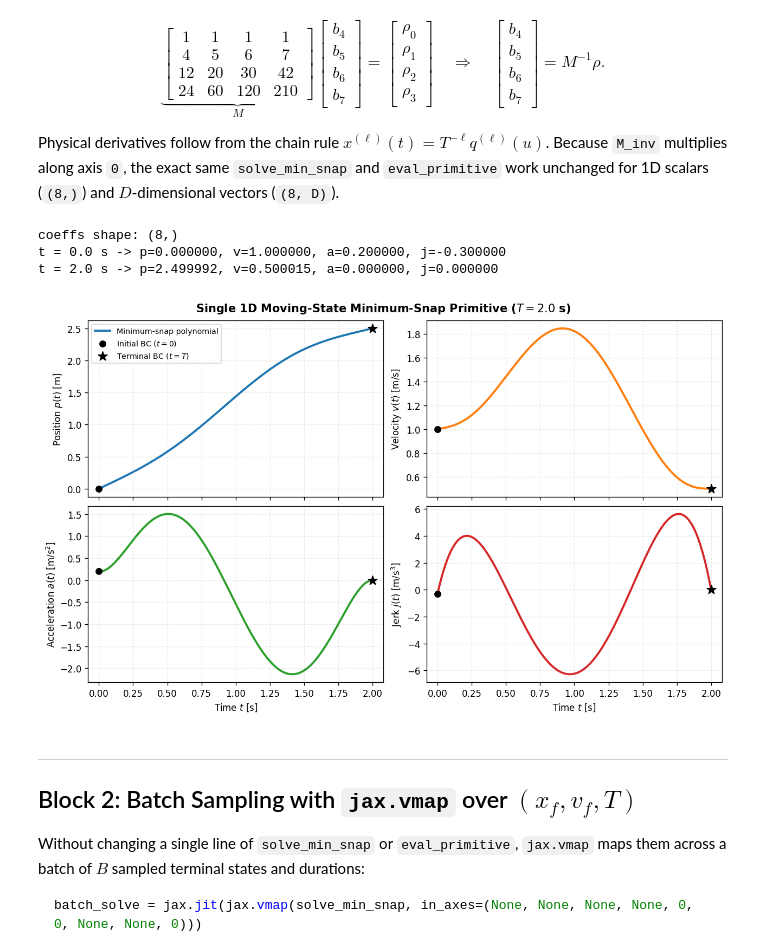
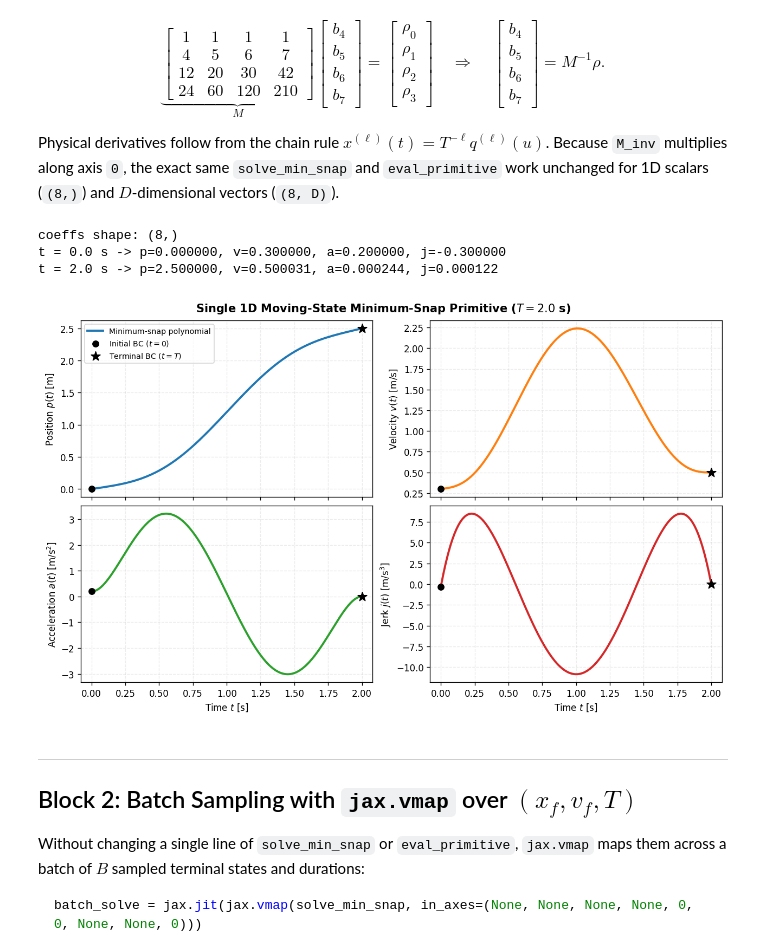
Before and after one commit to arunkumar-singh/drone_course_repo, a Jupyter notebook: tutorials/quadrotor_min_snap_primitives_jax_colab.ipynb, the cells around one changed output. Drawn from its saved outputs; the diff is of its cells as text; code cells hidden in the pictures.

```diff
--- a/tutorials/quadrotor_min_snap_primitives_jax_colab.ipynb
+++ b/tutorials/quadrotor_min_snap_primitives_jax_colab.ipynb
@@ -123,7 +123,7 @@ def eval_primitive(coeffs, T, u):
     Uj = jnp.stack([z, z, z, 6 * o, 24 * u, 60 * u**2, 120 * u**3, 210 * u**4], axis=-1) / T**3
     return T * u, Up @ coeffs, Uv @ coeffs, Ua @ coeffs, Uj @ coeffs
 # %%
-x0, v0, a0, j0 = 0.0, 1.0, 0.2, -0.3
+x0, v0, a0, j0 = 0.0, 0.3, 0.2, -0.3
 xf, vf, af, jf = 2.5, 0.5, 0.0, 0.0
 T = 2.0
 
@@ -131,36 +131,36 @@ coeffs = solve_min_snap(x0, v0, a0, j0, xf, vf, af, jf, T)
 u = jnp.linspace(0.0, 1.0, 201)
 t, p, v, a, j = eval_primitive(coeffs, T, u)
 
 print(f"coeffs shape: {coeffs.shape}")
 print(f"t = 0.0 s -> p={float(p[0]):.6f}, v={float(v[0]):.6f}, a={float(a[0]):.6f}, j={float(j[0]):.6f}")
 print(f"t = {T:.1f} s -> p={float(p[-1]):.6f}, v={float(v[-1]):.6f}, a={float(a[-1]):.6f}, j={float(j[-1]):.6f}")
 
 fig, axes = plt.subplots(2, 2, figsize=(10.5, 6.4), sharex=True, constrained_layout=True)
 series = [
     (p, "Position $p(t)$ [m]", x0, xf, "#1f77b4"),
     (v, "Velocity $v(t)$ [m/s]", v0, vf, "#ff7f0e"),
     (a, "Acceleration $a(t)$ [m/s$^2$]", a0, af, "#2ca02c"),
     (j, "Jerk $j(t)$ [m/s$^3$]", j0, jf, "#d62728"),
 ]
 
 for idx, (ax, (y, ylabel, y0_val, yf_val, color)) in enumerate(zip(axes.flat, series)):
     ax.plot(t, y, color=color, lw=2.3, label="Minimum-snap polynomial")
     ax.scatter([0.0], [y0_val], color="black", s=45, zorder=5, label="Initial BC ($t=0$)")
     ax.scatter([T], [yf_val], color="black", marker="*", s=110, zorder=5, label="Terminal BC ($t=T$)")
     ax.set_ylabel(ylabel)
     ax.set_xlim(-0.08, T + 0.08)
     if idx == 0:
         ax.legend(loc="upper left", frameon=True)
 
 axes[1, 0].set_xlabel("Time $t$ [s]")
 axes[1, 1].set_xlabel("Time $t$ [s]")
 fig.suptitle("Single 1D Moving-State Minimum-Snap Primitive ($T = 2.0$ s)", fontsize=12.5, fontweight="bold")
 plt.show()
 # %% [output]
 coeffs shape: (8,)
-t = 0.0 s -> p=0.000000, v=1.000000, a=0.200000, j=-0.300000
-t = 2.0 s -> p=2.499992, v=0.500015, a=0.000000, j=0.000000
+t = 0.0 s -> p=0.000000, v=0.300000, a=0.200000, j=-0.300000
+t = 2.0 s -> p=2.500000, v=0.500031, a=0.000244, j=0.000122
-[figure, old version]
+[figure, new version]
 # %% [markdown]
 ---
 ## Block 2: Batch Sampling with `jax.vmap` over $(x_f, v_f, T)$
```
Also changed, not shown: parts of 3 cells of this notebook.
